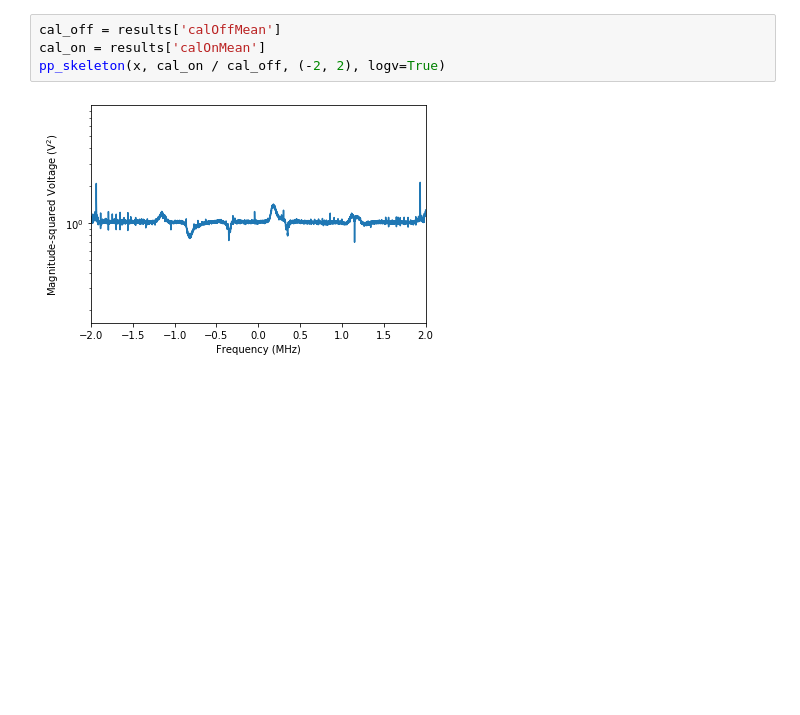
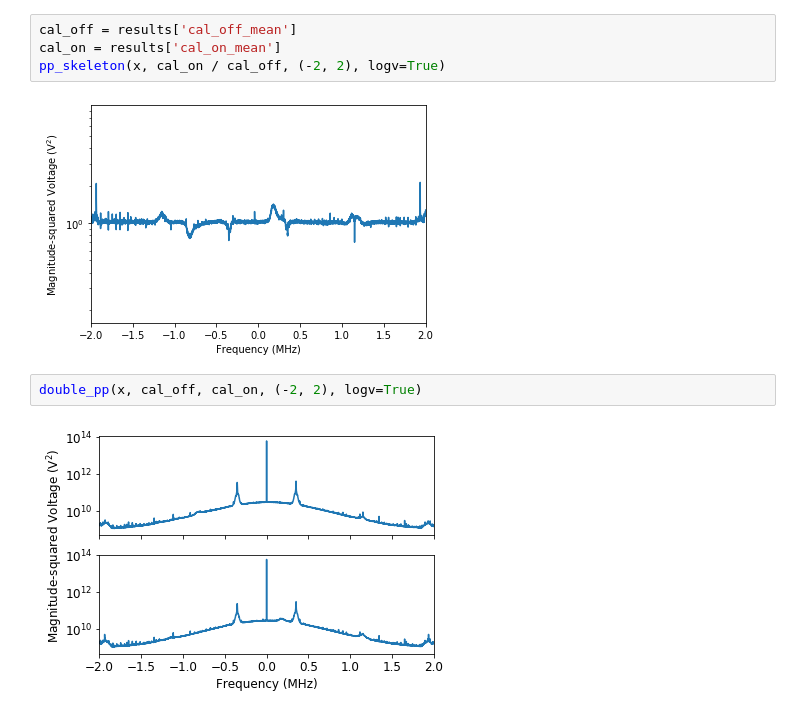
Before and after one commit to 3276908917/AY121, a Jupyter notebook: lab2/Hydrogen_Gaussian.ipynb, the cells around one changed output. Cells and saved outputs as stored; diff of their text form; blank space fills up the shorter version.

```diff
--- a/lab2/Hydrogen_Gaussian.ipynb
+++ b/lab2/Hydrogen_Gaussian.ipynb
@@ -39,6 +38,10 @@ pp_skeleton(x, cass_on / cass_off, (-2, 2), logv=True)
 # %%
-cal_off = results['calOffMean']
-cal_on = results['calOnMean']
+cal_off = results['cal_off_mean']
+cal_on = results['cal_on_mean']
 pp_skeleton(x, cal_on / cal_off, (-2, 2), logv=True)
 # %% [output]
 [figure]
+# %%
+double_pp(x, cal_off, cal_on, (-2, 2), logv=True)
+# %% [output]
+[figure, added]
```
Also changed, not shown: parts of 5 cells of this notebook, 3 other files.
